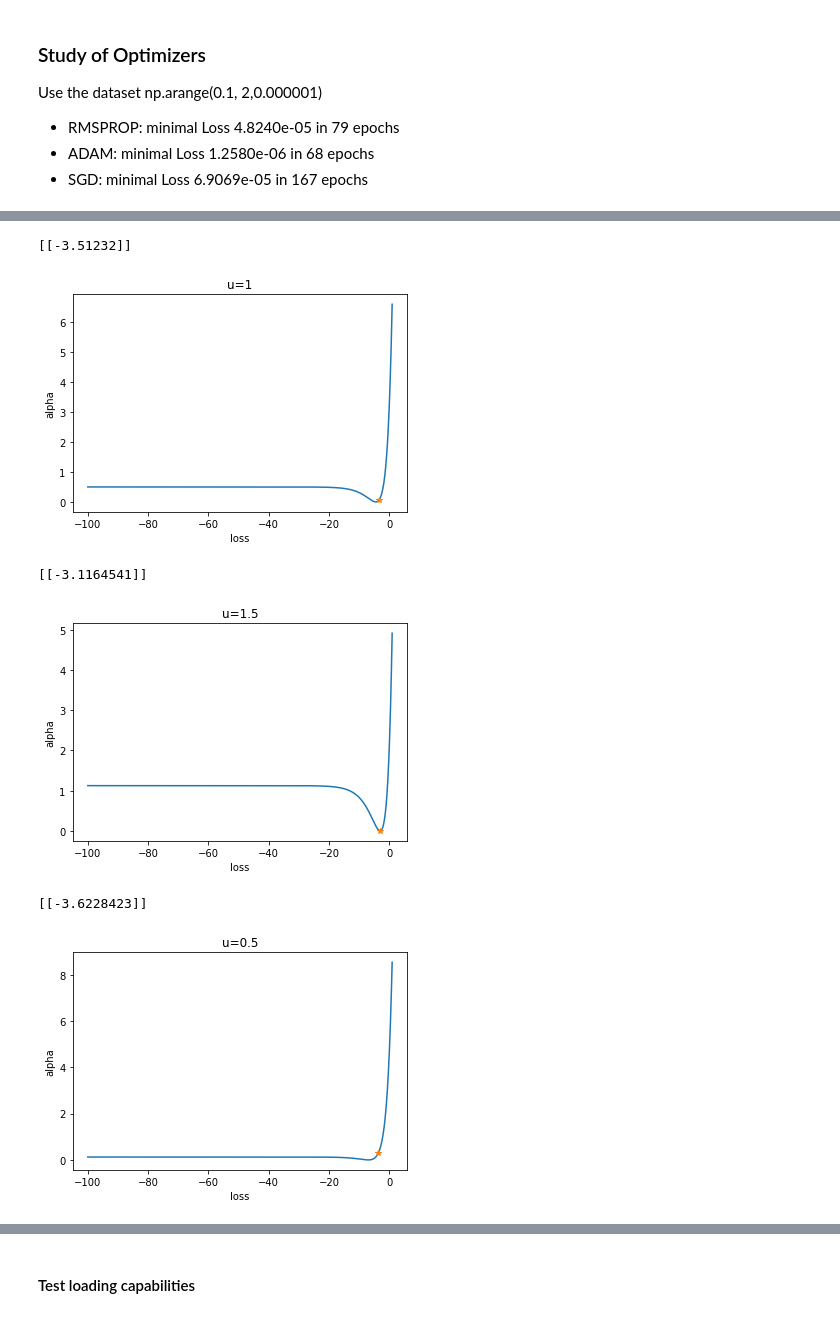
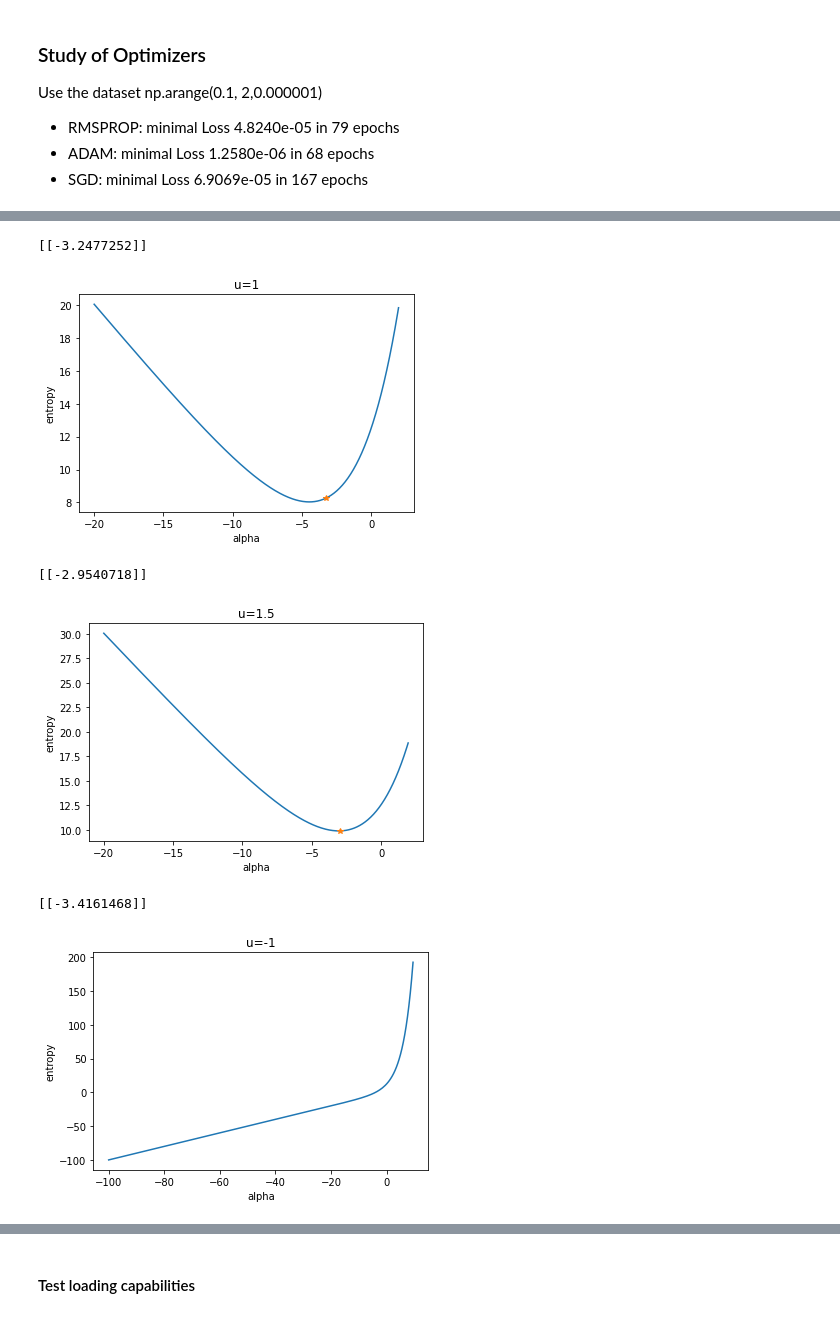
Before and after one commit to CSMMLab/KiT-RT, a Jupyter notebook: code/python/neural_entropy/EntropyTrainer.ipynb, the cells around one changed output, grey strips where cells are left out. Drawn from its saved outputs; the diff is of its cells as text; code cells hidden in the pictures.

```diff
--- a/code/python/neural_entropy/EntropyTrainer.ipynb
+++ b/code/python/neural_entropy/EntropyTrainer.ipynb
@@ -447,48 +447,48 @@ Epoch 10/10
 # %%
 # make prediction
 pred = model.predict([1])
 print(pred)
 # plot prediction to minimal entropy
 u = 1
-alpha = np.arange(-100.0, 1.0, 0.05)
+alpha = np.arange(-20.0, 2.0, 0.05)
 plt.figure()
-plt.plot(alpha,custom_loss1dMBPrime_eval(u,alpha))
-plt.plot(pred,custom_loss1dMBPrime_eval(u,pred), marker="*")
-plt.ylabel('alpha')
-plt.xlabel('loss')
+plt.plot(alpha,custom_loss1dMB_eval(u,alpha))
+plt.plot(pred,custom_loss1dMB_eval(u,pred), marker="*")
+plt.ylabel('entropy')
+plt.xlabel('alpha')
 plt.title('u=1')
 plt.show()
 # plot prediction to minimal entropy
 u = 1.5
 pred = model.predict([u])
 print(pred)
-alpha = np.arange(-100.0, 1.0, 0.05)
+alpha = np.arange(-20.0, 2.0, 0.05)
 plt.figure()
-plt.plot(alpha,custom_loss1dMBPrime_eval(u,alpha))
-plt.plot(pred,custom_loss1dMBPrime_eval(u,pred), marker="*")
-plt.ylabel('alpha')
-plt.xlabel('loss')
+plt.plot(alpha,custom_loss1dMB_eval(u,alpha))
+plt.plot(pred,custom_loss1dMB_eval(u,pred), marker="*")
+plt.ylabel('entropy')
+plt.xlabel('alpha')
 plt.title('u=1.5')
 plt.show()
 
-u = 0.5
+u = -1
 pred = model.predict([u])
 print(pred)
-alpha = np.arange(-100.0, 1.0, 0.05)
+alpha = np.arange(-100.0, 10.0, 0.5)
 plt.figure()
-plt.plot(alpha,custom_loss1dMBPrime_eval(u,alpha))
-plt.plot(pred,custom_loss1dMBPrime_eval(u,pred), marker="*")
-plt.ylabel('alpha')
-plt.xlabel('loss')
-plt.title('u=0.5')
+plt.plot(alpha,custom_loss1dMB_eval(u,alpha))
+#plt.plot(pred,custom_loss1dMBPrime_eval(u,pred), marker="*")
+plt.ylabel('entropy')
+plt.xlabel('alpha')
+plt.title('u=-1')
 plt.show()
 # %% [output]
-[[-3.51232]]
+[[-3.2477252]]
-[figure, old version]
+[figure, new version]
-[[-3.1164541]]
+[[-2.9540718]]
-[figure, old version]
+[figure, new version]
-[[-3.6228423]]
+[[-3.4161468]]
-[figure, old version]
+[figure, new version]
 # %%
 # Save the model
 print(tf.version.VERSION)
```
Also changed, not shown: parts of 8 cells of this notebook, 4 other files.
